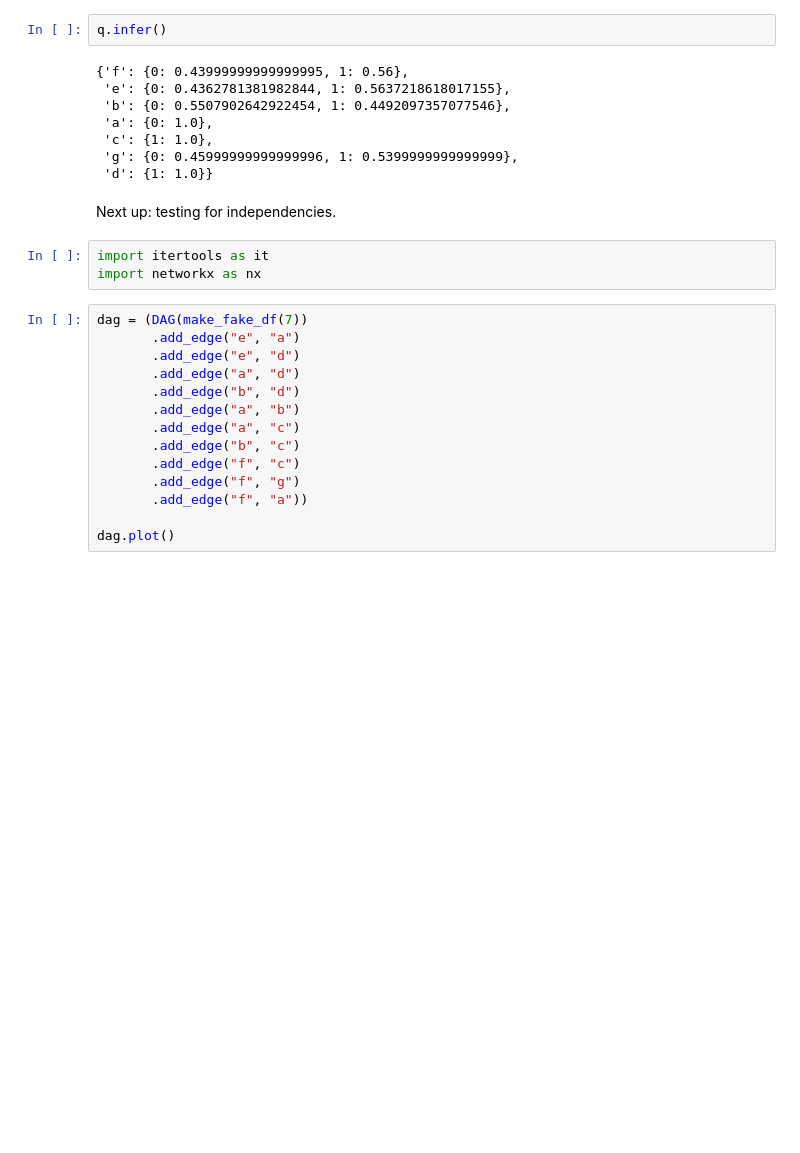
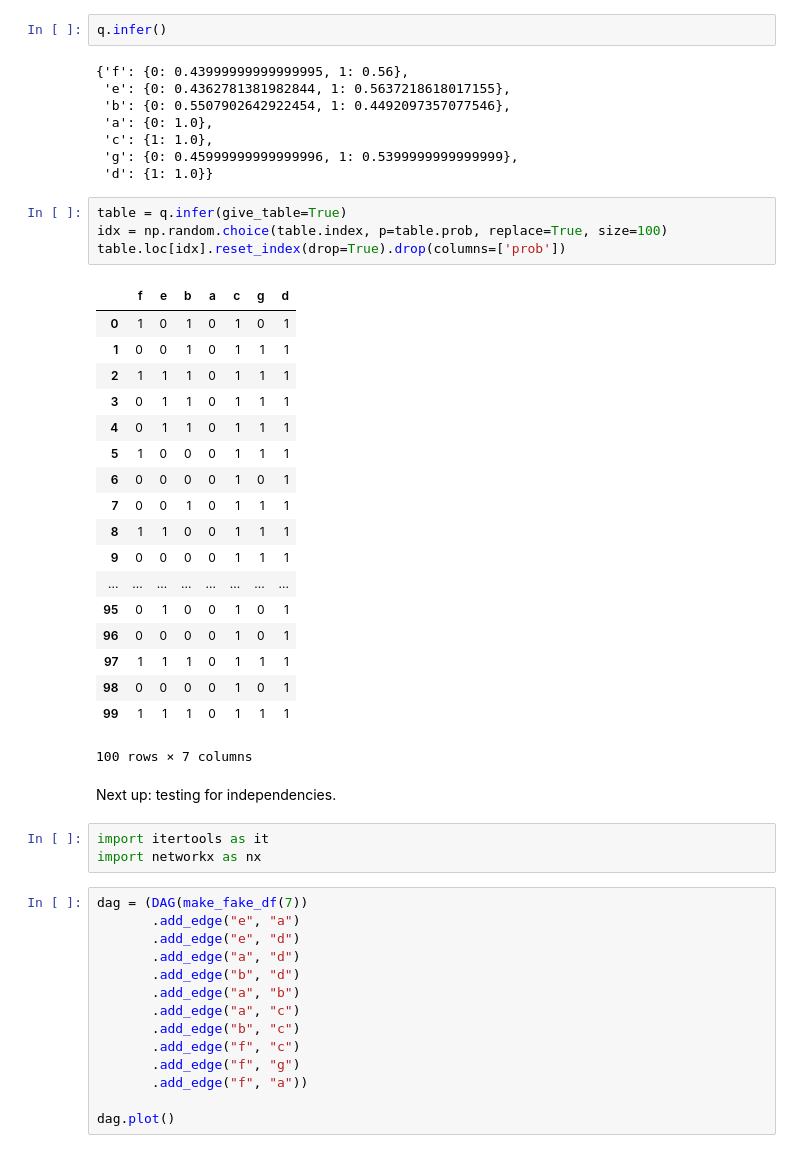
Before and after one commit to koaning/brent, a Jupyter notebook: notebooks/manual-testing.ipynb, the cells around one changed output. Drawn from its saved outputs; the diff is of its cells as text; blank space fills up the shorter version.

```diff
--- a/notebooks/manual-testing.ipynb
+++ b/notebooks/manual-testing.ipynb
@@ -80,6 +80,29 @@ q.infer()
  'c': {1: 1.0},
  'g': {0: 0.45999999999999996, 1: 0.5399999999999999},
  'd': {1: 1.0}}
+# %%
+table = q.infer(give_table=True)
+idx = np.random.choice(table.index, p=table.prob, replace=True, size=100)
+table.loc[idx].reset_index(drop=True).drop(columns=['prob'])
+# %% [output]
+|  | f | e | b | a | c | g | d |
+| 0 | 1 | 0 | 1 | 0 | 1 | 0 | 1 |
+| 1 | 0 | 0 | 1 | 0 | 1 | 1 | 1 |
+| 2 | 1 | 1 | 1 | 0 | 1 | 1 | 1 |
+| 3 | 0 | 1 | 1 | 0 | 1 | 1 | 1 |
+| 4 | 0 | 1 | 1 | 0 | 1 | 1 | 1 |
+| 5 | 1 | 0 | 0 | 0 | 1 | 1 | 1 |
+| 6 | 0 | 0 | 0 | 0 | 1 | 0 | 1 |
+| 7 | 0 | 0 | 1 | 0 | 1 | 1 | 1 |
+| 8 | 1 | 1 | 0 | 0 | 1 | 1 | 1 |
+| 9 | 0 | 0 | 0 | 0 | 1 | 1 | 1 |
+| ... | ... | ... | ... | ... | ... | ... | ... |
+| 95 | 0 | 1 | 0 | 0 | 1 | 0 | 1 |
+| 96 | 0 | 0 | 0 | 0 | 1 | 0 | 1 |
+| 97 | 1 | 1 | 1 | 0 | 1 | 1 | 1 |
+| 98 | 0 | 0 | 0 | 0 | 1 | 0 | 1 |
+| 99 | 1 | 1 | 1 | 0 | 1 | 1 | 1 |
+100 rows × 7 columns
 # %% [markdown]
 Next up: testing for independencies.
 # %%
```
Also changed, not shown: 4 other files.
